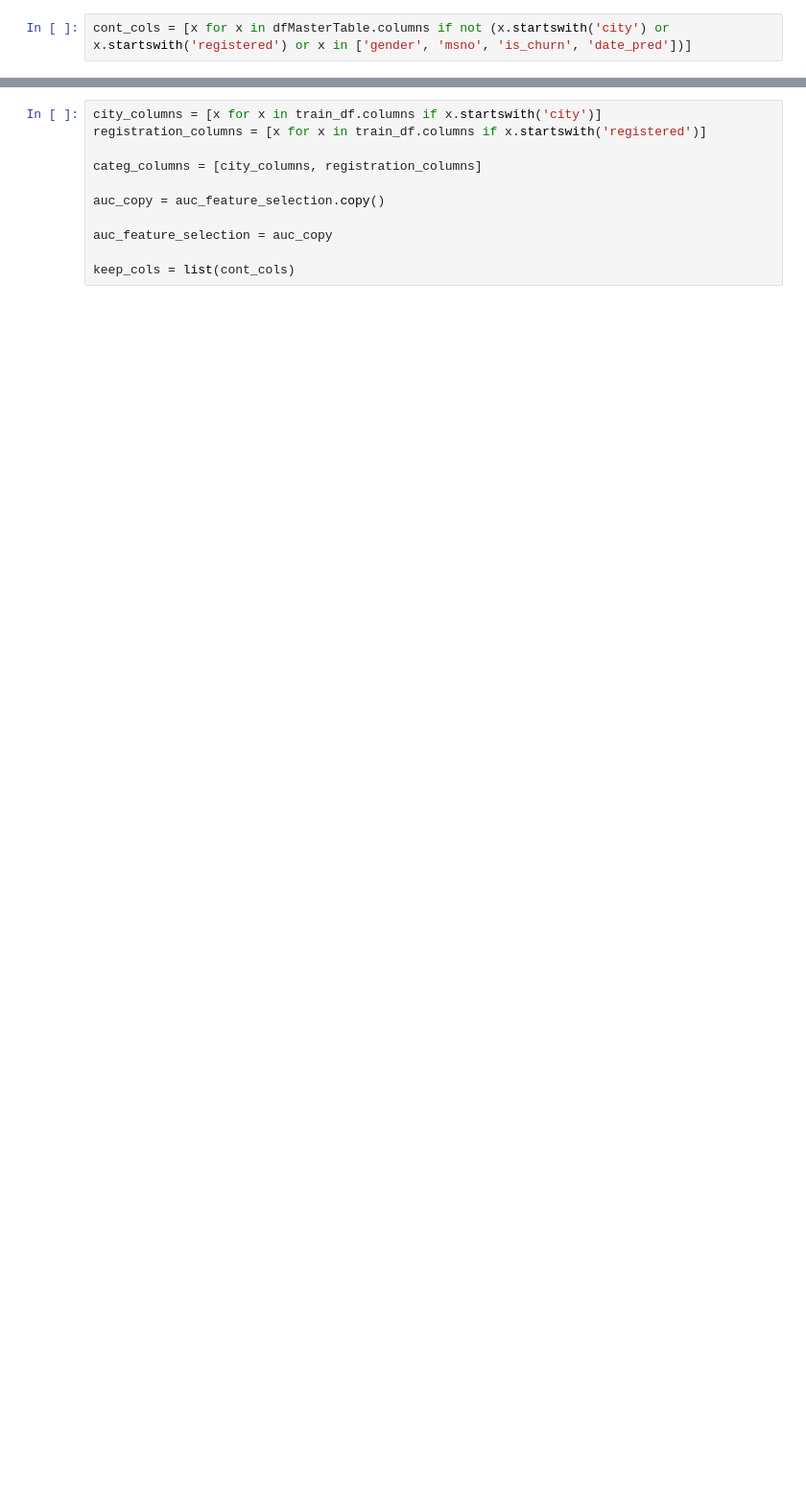
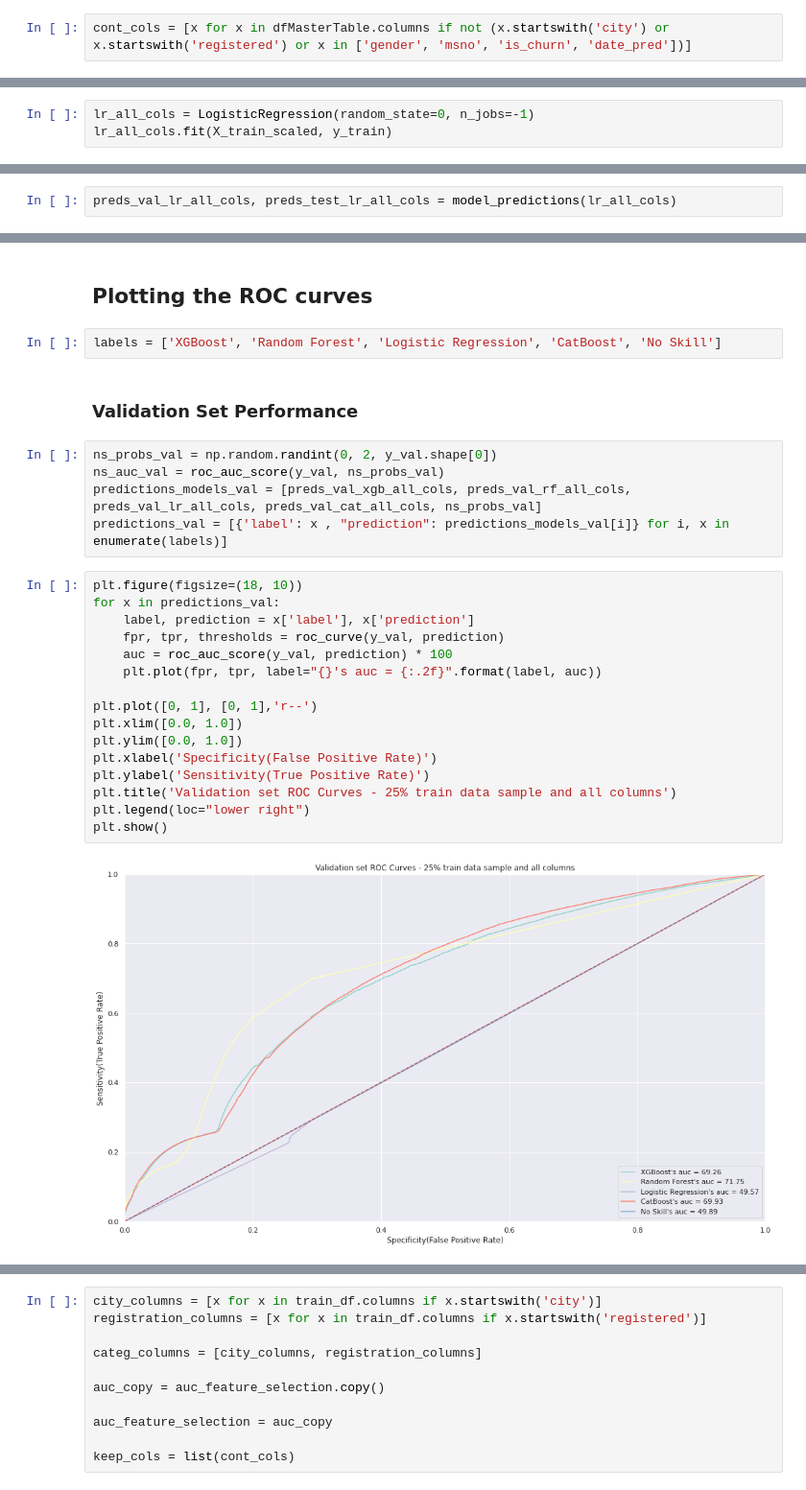
Before and after one commit to achrafaourik/Churn-Prediction, a Jupyter notebook: Modeling.ipynb, the cells around one changed output, grey strips where cells are left out. Shown: that part at 96% size. Saved outputs shown, nothing was run; the diff lists cells and outputs as text; blank space fills up the shorter version.

Commit message:
updating modeling notebook

```diff
--- a/Modeling.ipynb
+++ b/Modeling.ipynb
@@ -211,0 +183,3 @@ for i, column in enumerate(cont_cols):
+# %%
+lr_all_cols = LogisticRegression(random_state=0, n_jobs=-1)
+lr_all_cols.fit(X_train_scaled, y_train)
@@ -211,0 +188,2 @@ for i, column in enumerate(cont_cols):
+# %%
+preds_val_lr_all_cols, preds_test_lr_all_cols = model_predictions(lr_all_cols)
@@ -211,0 +195,29 @@ for i, column in enumerate(cont_cols):
+# %% [markdown]
+## Plotting the ROC curves
+# %%
+labels = ['XGBoost', 'Random Forest', 'Logistic Regression', 'CatBoost', 'No Skill']
+# %% [markdown]
+### Validation Set Performance
+# %%
+ns_probs_val = np.random.randint(0, 2, y_val.shape[0])
+ns_auc_val = roc_auc_score(y_val, ns_probs_val)
+predictions_models_val = [preds_val_xgb_all_cols, preds_val_rf_all_cols, preds_val_lr_all_cols, preds_val_cat_all_cols, ns_probs_val]
+predictions_val = [{'label': x , "prediction": predictions_models_val[i]} for i, x in enumerate(labels)]
+# %%
+plt.figure(figsize=(18, 10))
+for x in predictions_val:
+    label, prediction = x['label'], x['prediction']
+    fpr, tpr, thresholds = roc_curve(y_val, prediction)
+    auc = roc_auc_score(y_val, prediction) * 100
+    plt.plot(fpr, tpr, label="{}'s auc = {:.2f}".format(label, auc))
+
+plt.plot([0, 1], [0, 1],'r--')
+plt.xlim([0.0, 1.0])
+plt.ylim([0.0, 1.0])
+plt.xlabel('Specificity(False Positive Rate)')
+plt.ylabel('Sensitivity(True Positive Rate)')
+plt.title('Validation set ROC Curves - 25% train data sample and all columns')
+plt.legend(loc="lower right")
+plt.show()
+# %% [output]
+[figure, added]
```
Also changed, not shown: parts of 159 cells of this notebook, 4 other files.
